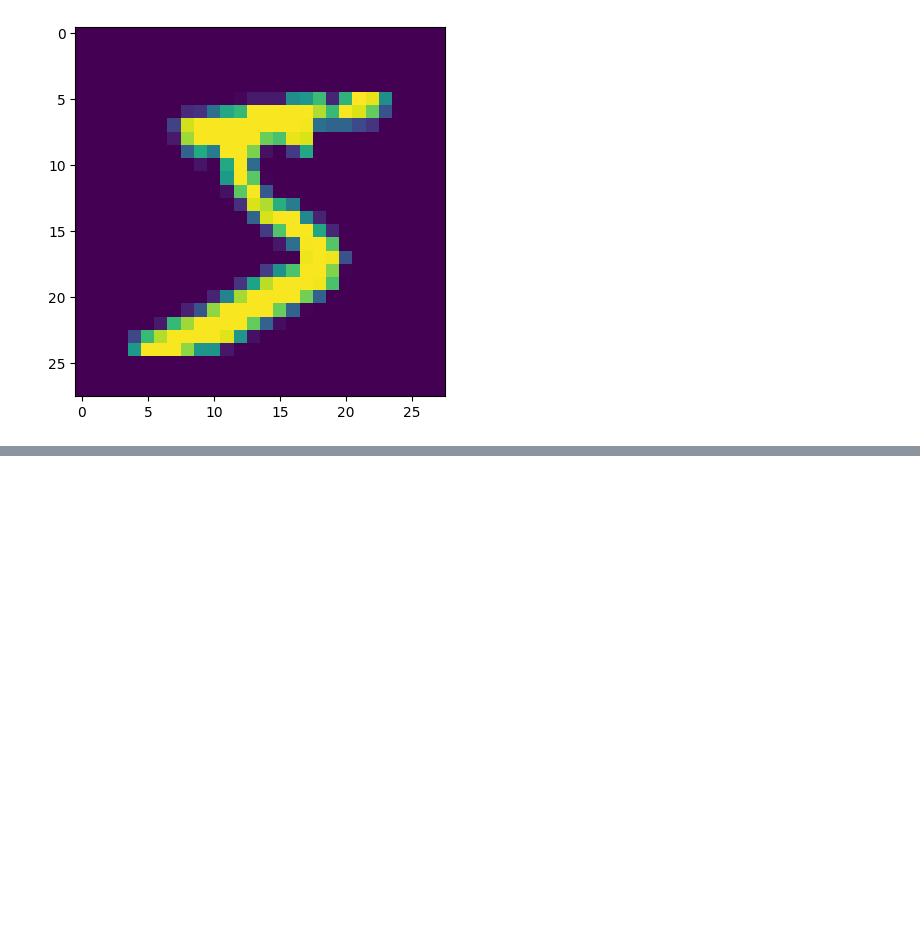
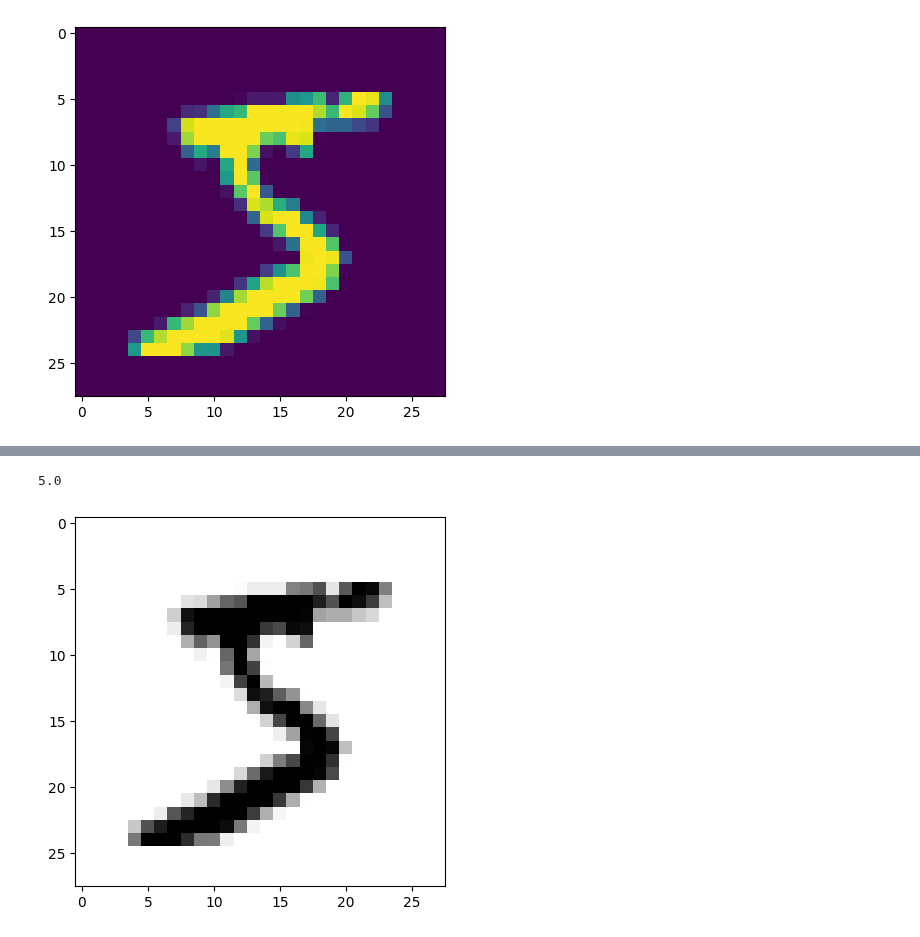
Before and after one commit to ludiemert/Classification_Regression_Models, a Jupyter notebook: 7_Classification_Regression_Models/Class_Regression_Models.ipynb, the cells around one changed output, grey strips where cells are left out. Drawn from its saved outputs; the diff is of its cells as text; code cells hidden in the pictures; blank space fills up the shorter version.

```diff
--- a/7_Classification_Regression_Models/Class_Regression_Models.ipynb
+++ b/7_Classification_Regression_Models/Class_Regression_Models.ipynb
@@ -125,0 +132,8 @@ plt.show()
+# %%
+#para mostrar oque eh na linha de pixel
+plt.imshow(x[0].reshape(28, 28), cmap="binary")
+print(y[0])
+plt.show()
+# %% [output]
+5.0
+[figure, added]
```
Also changed, not shown: parts of 2 cells of this notebook, 2 other files.
